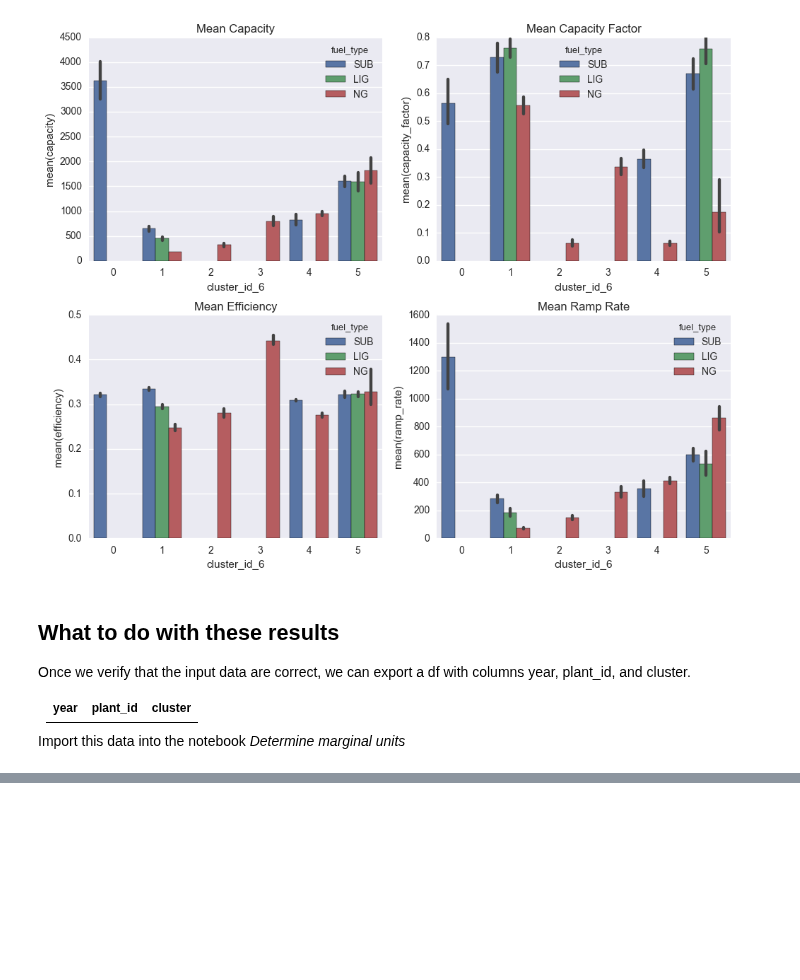
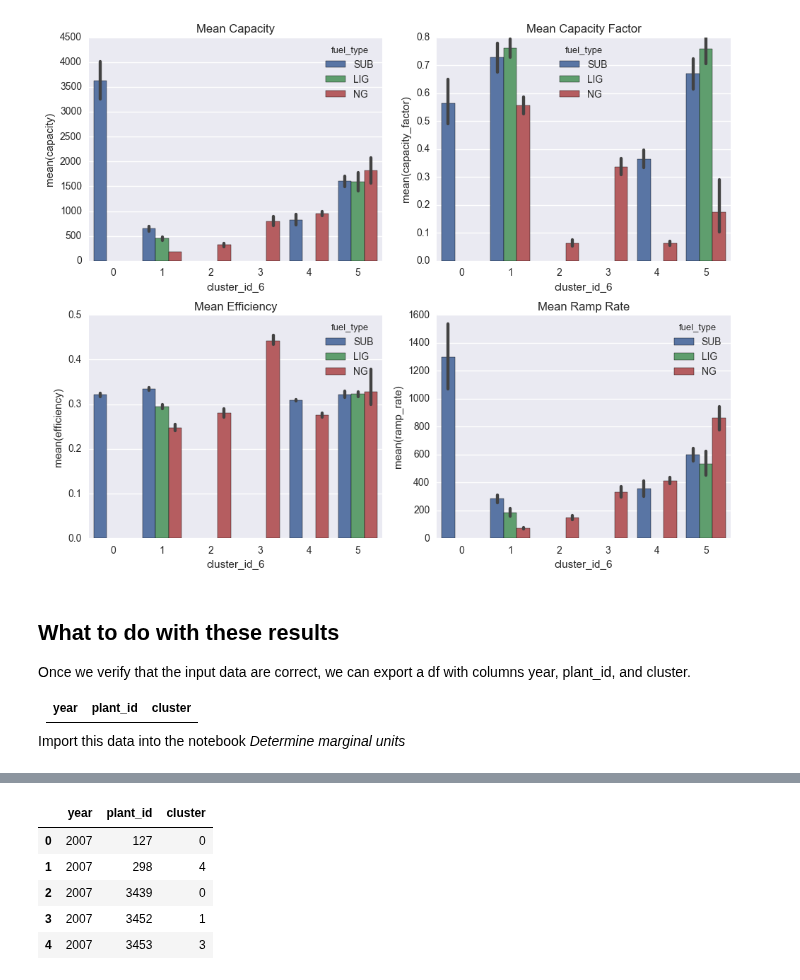
Before and after one commit to gschivley/ERCOT_power, a Jupyter notebook: Group classification/Group classification.ipynb, the cells around one changed output, grey strips where cells are left out. Cells and saved outputs as stored; diff of their text form; code cells hidden in the pictures; blank space fills up the shorter version.

```diff
--- a/Group classification/Group classification.ipynb
+++ b/Group classification/Group classification.ipynb
@@ -316,0 +336,9 @@ export_df.to_csv('Cluster labels.csv')
+# %%
+cluster.label_and_export(k=6).head()
+# %% [output]
+|  | year | plant_id | cluster |
+| 0 | 2007 | 127 | 0 |
+| 1 | 2007 | 298 | 4 |
+| 2 | 2007 | 3439 | 0 |
+| 3 | 2007 | 3452 | 1 |
+| 4 | 2007 | 3453 | 3 |
```
Also changed, not shown: parts of 5 cells of this notebook.
